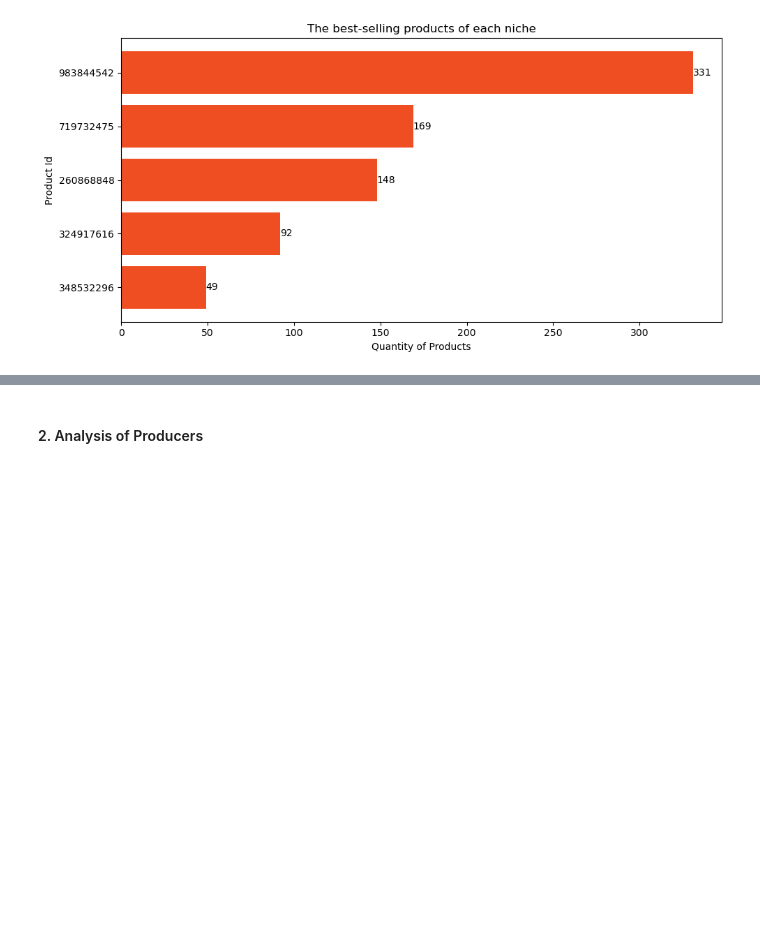
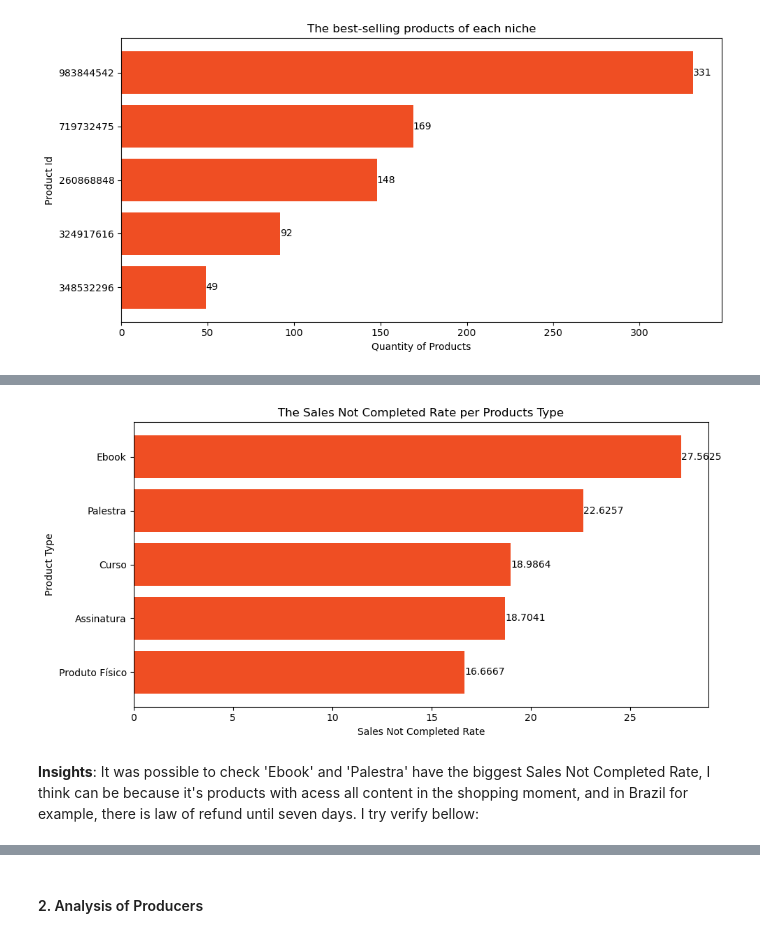
Before and after one commit to alisson-as/HotmartCase, a Jupyter notebook: src/notebook/2_data_analysis.ipynb, the cells around one changed output, grey strips where cells are left out. Drawn from its saved outputs; the diff is of its cells as text; code cells hidden in the pictures; blank space fills up the shorter version.

```diff
--- a/src/notebook/2. data_analysis.ipynb
+++ b/src/notebook/2_data_analysis.ipynb
@@ -207,0 +205,10 @@ chart_barh(
+# %%
+df_group_sales_not_completed = df_complete_table[(df_complete_table['refund'] == 1) | (df_complete_table['cancelled'] == 1) | (df_complete_table['chargeback'] == 1)]
+
+display(df_complete_table.groupby(by='type').size())
+display(df_group_sales_not_completed.groupby(by='type').size())
+
+rate_not_completed = df_group_sales_not_completed.groupby(by='type').size()/ df_complete_table.groupby(by='type').size()*100
+
+rate_not_completed.sort_values(ascending=False, inplace=True)
+display(rate_not_completed)
@@ -207,0 +237,12 @@ chart_barh(
+# %%
+chart_barh(
+    rate_not_completed.index,
+    rate_not_completed,
+    'The Sales Not Completed Rate per Products Type',
+    'Product Type',
+    'Sales Not Completed Rate'
+)
+# %% [output]
+[figure, added]
+# %% [markdown]
+**Insights**: It was possible to check 'Ebook' and 'Palestra' have the biggest Sales Not Completed Rate, I think can be because it's products with acess all content in the shopping moment, and in Brazil for example, there is law of refund until seven days. I try verify bellow:
```
Also changed, not shown: parts of 11 cells of this notebook, 4 other files.
